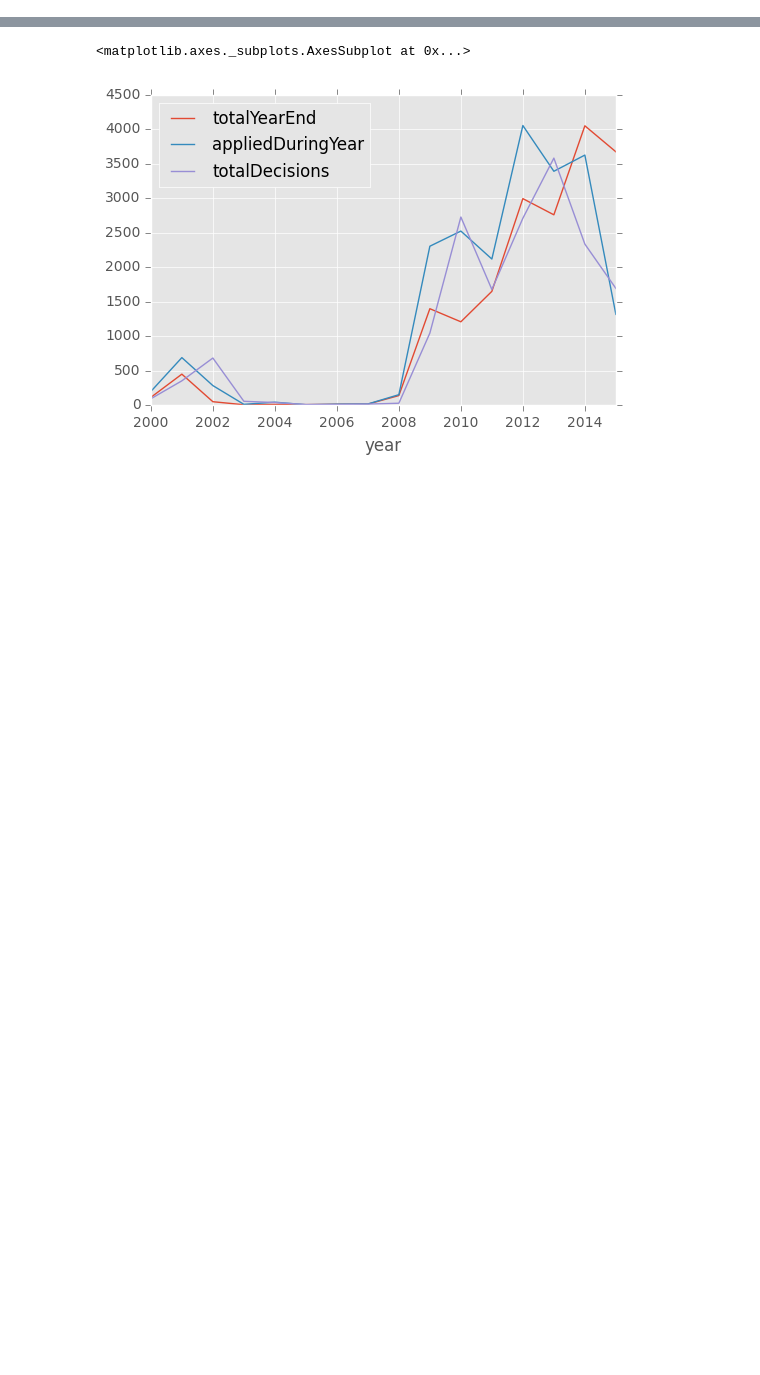
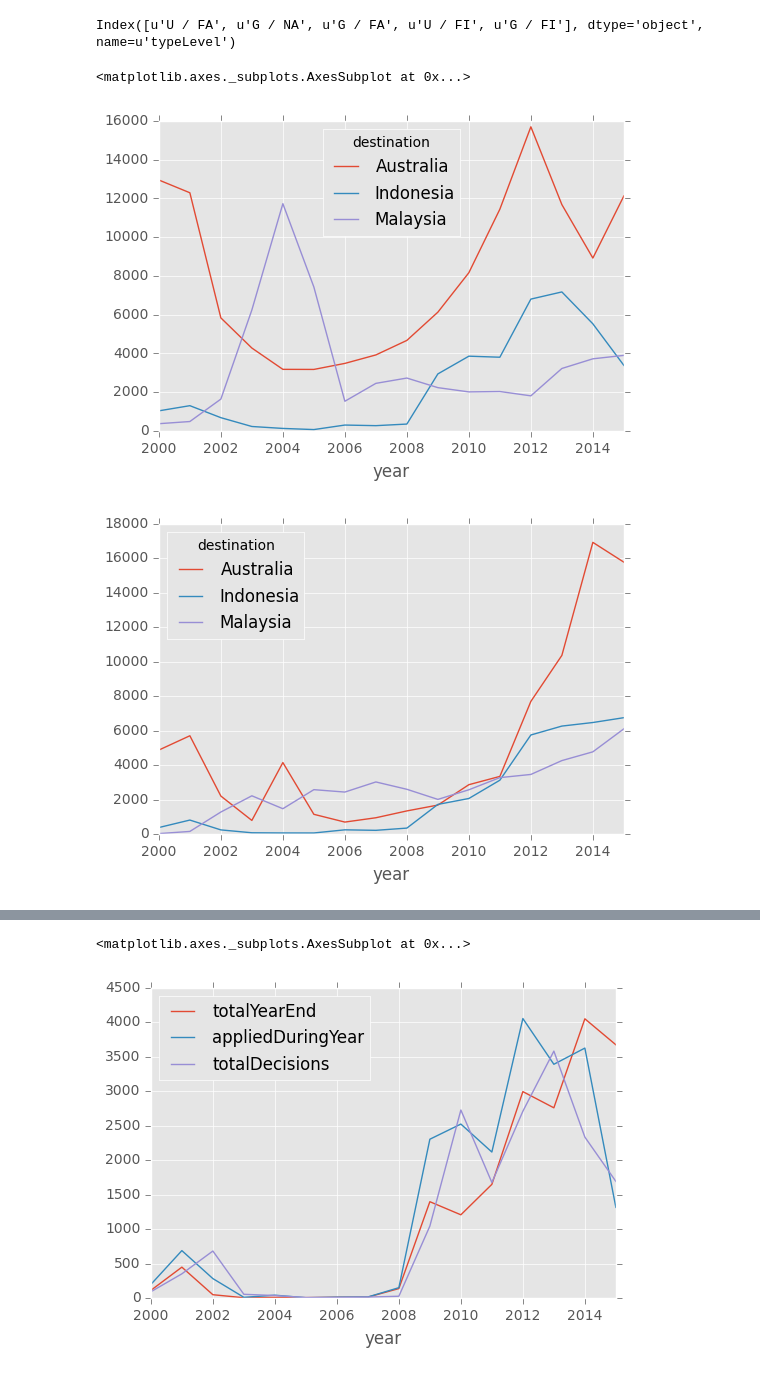
Before and after one commit to kebuhcah/DataViz0, a Jupyter notebook: story1data/unhcr_stats.ipynb, the cells around one changed output, grey strips where cells are left out. Drawn from its saved outputs; the diff is of its cells as text; code cells hidden in the pictures; blank space fills up the shorter version.

```diff
--- a/story1data/unhcr_stats.ipynb
+++ b/story1data/unhcr_stats.ipynb
@@ -11,2 +0,0 @@ import string
-# %%
-bs=BeautifulSoup(open("data.html"))
@@ -57,14 +0,0 @@ colnamemap
-# %%
-rowcontents=[{cell["class"][3]:string.strip(cell.getText())
-              for cell in row.find_all("div", class_="ngCellText")}
-              for row in bs.find_all("div",class_="ngRow")]
-
-t=DataFrame(rowcontents)[['colt'+str(i) for i in range(14)]].rename(columns=colnamemap)
-t.columns=['year','destination','origin','typeLevel','totalYearStart','totalYearStartUnhcr',
-          'appliedDuringYear','recognized','other','rejected','otherClosed','totalDecisions','totalYearEnd','totalYearEndUnhcr']
-for column in t.columns[4:]:
-    t[column]=t[column].apply(lambda x:  0 if x=='' else int(''.join([c for c in x if c != ','])))
-t.year=t.year.apply(str)
-
-t[t.typeLevel.str.startswith('U / F')]
-t
@@ -88,0 +55,25 @@ t
+# %%
+def typeLevels(t):
+    return t[~(t.typeLevel.str.endswith('/ AR'))].typeLevel.drop_duplicates().sort_values().reset_index(drop=True)
+
+AsylumHistory[AsylumHistory.destination.isin(['Indonesia','Malaysia','Australia'])].groupby(['year','destination']).apply(typeLevels)
+
+AsylumHistory[(AsylumHistory.typeLevel.str.endswith('/ AR'))]
+
+
+AsylumHistory[AsylumHistory.origin=='Afghanistan'].groupby('typeLevel')['appliedDuringYear'].sum().sort_values()[-5:].index
+# %% [output]
+Index([u'U / FA', u'G / NA', u'G / FA', u'U / FI', u'G / FI'], dtype='object', name=u'typeLevel')
+# %%
+t = AsylumHistory[AsylumHistory.destination.isin(['Australia','Malaysia','Indonesia'])]
+t=t[t.origin!='Myanmar']
+t = t[t.typeLevel.isin([u'U / FA', u'G / NA', u'G / FA', u'U / FI', u'G / FI'])]
+
+
+t.groupby(['year','destination']).appliedDuringYear.sum().unstack().plot.line()
+
+t.groupby(['year','destination']).totalYearEnd.sum().unstack().plot.line()
+# %% [output]
+<matplotlib.axes._subplots.AxesSubplot at 0x...>
+[figure, added]
+[figure, added]
```
Also changed, not shown: parts of 8 cells of this notebook.
